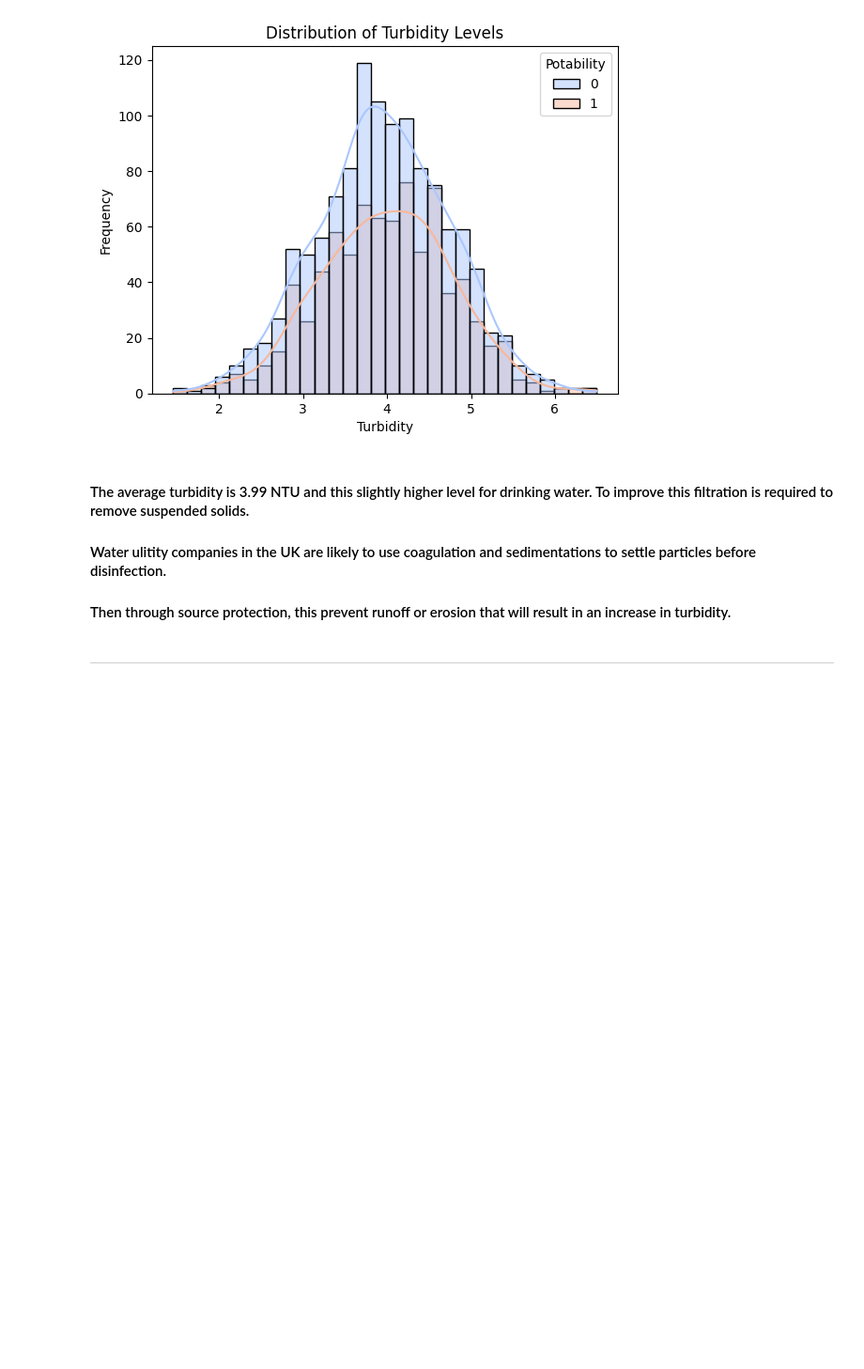
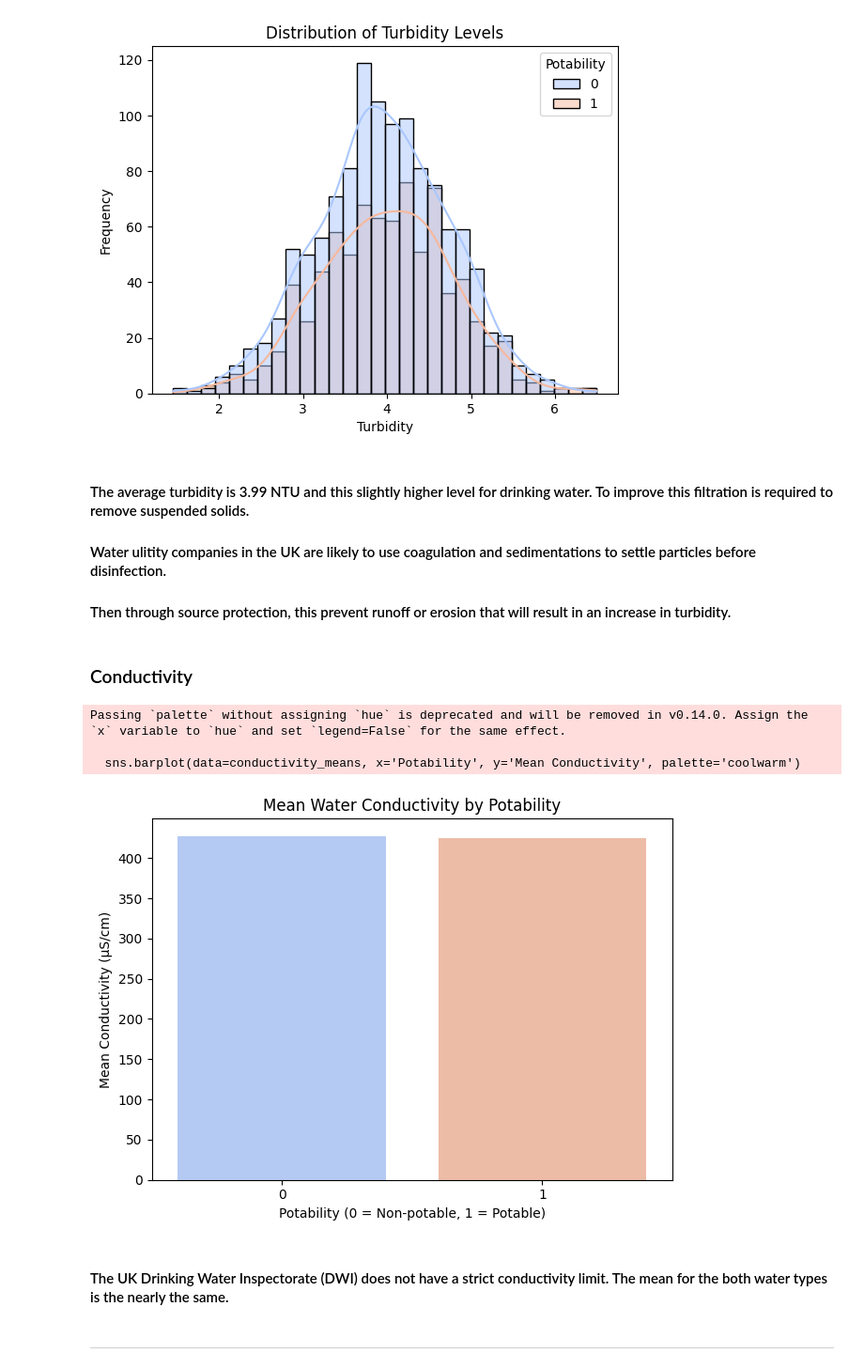
Before and after one commit to Ray99-cpu/water_quality_analysis, a Jupyter notebook: jupyter_notebooks/Water_Quality_Analysis.ipynb, the cells around one changed output. Shown at 94% size. Saved outputs shown, nothing was run; the diff lists cells and outputs as text; code cells hidden in the pictures; blank space fills up the shorter version.

Commit message:
Add conductivity bar chart

```diff
--- a/jupyter_notebooks/Water_Quality_Analysis.ipynb
+++ b/jupyter_notebooks/Water_Quality_Analysis.ipynb
@@ -150,6 +150,25 @@ plt.show()
 #### Water ulitity companies in the UK are likely to use coagulation and sedimentations to settle particles before disinfection.
 
 #### Then through source protection, this prevent runoff or erosion that will result in an increase in turbidity.
+# %% [markdown]
+### Conductivity
+# %%
+conductivity_means = df.groupby('Potability')['Conductivity'].mean().reset_index()
+conductivity_means.columns = ['Potability', 'Mean Conductivity']
+# %%
+sns.barplot(data=conductivity_means, x='Potability', y='Mean Conductivity', palette='coolwarm')
+plt.title('Mean Water Conductivity by Potability')
+plt.xlabel('Potability (0 = Non-potable, 1 = Potable)')
+plt.ylabel('Mean Conductivity (µS/cm)')
+plt.tight_layout()
+plt.show()
+# %% [output]
+Passing `palette` without assigning `hue` is deprecated and will be removed in v0.14.0. Assign the `x` variable to `hue` and set `legend=False` for the same effect.
+
+  sns.barplot(data=conductivity_means, x='Potability', y='Mean Conductivity', palette='coolwarm')
+[figure, added]
+# %% [markdown]
+#### The UK Drinking Water Inspectorate (DWI) does not have a strict conductivity limit. The mean for the both water types is the nearly the same.
 # %% [markdown]
 ---
 # %% [markdown]
```
